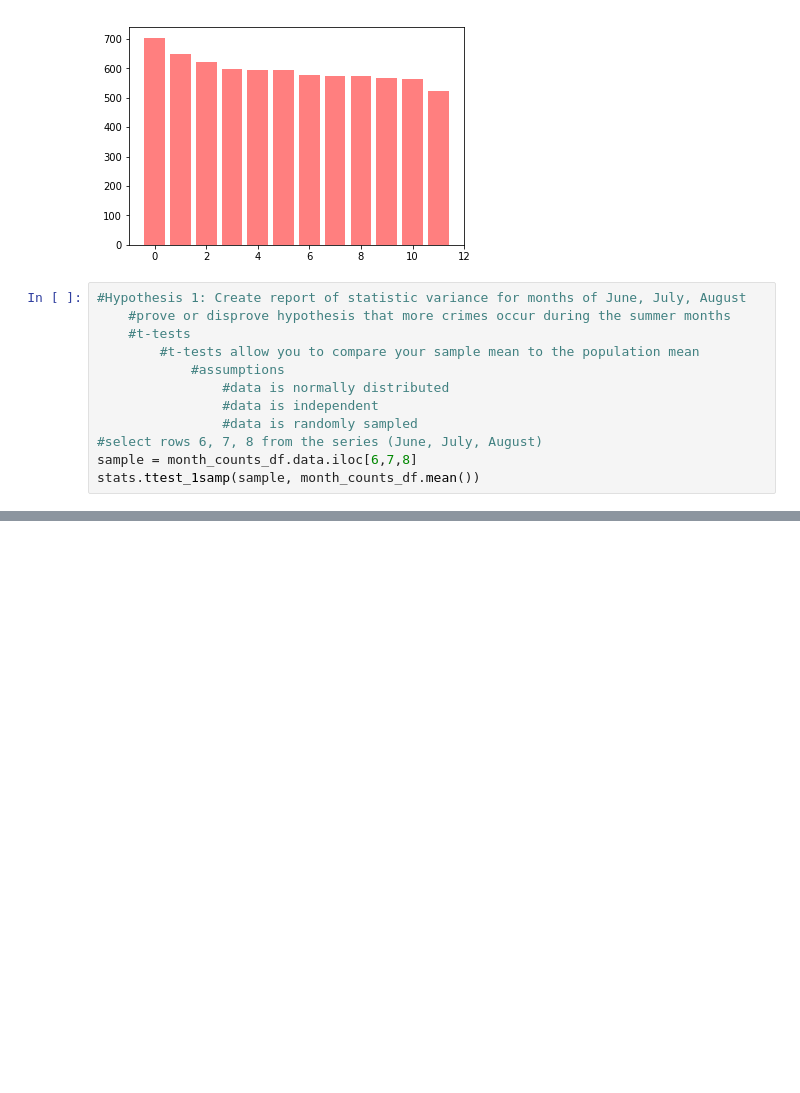
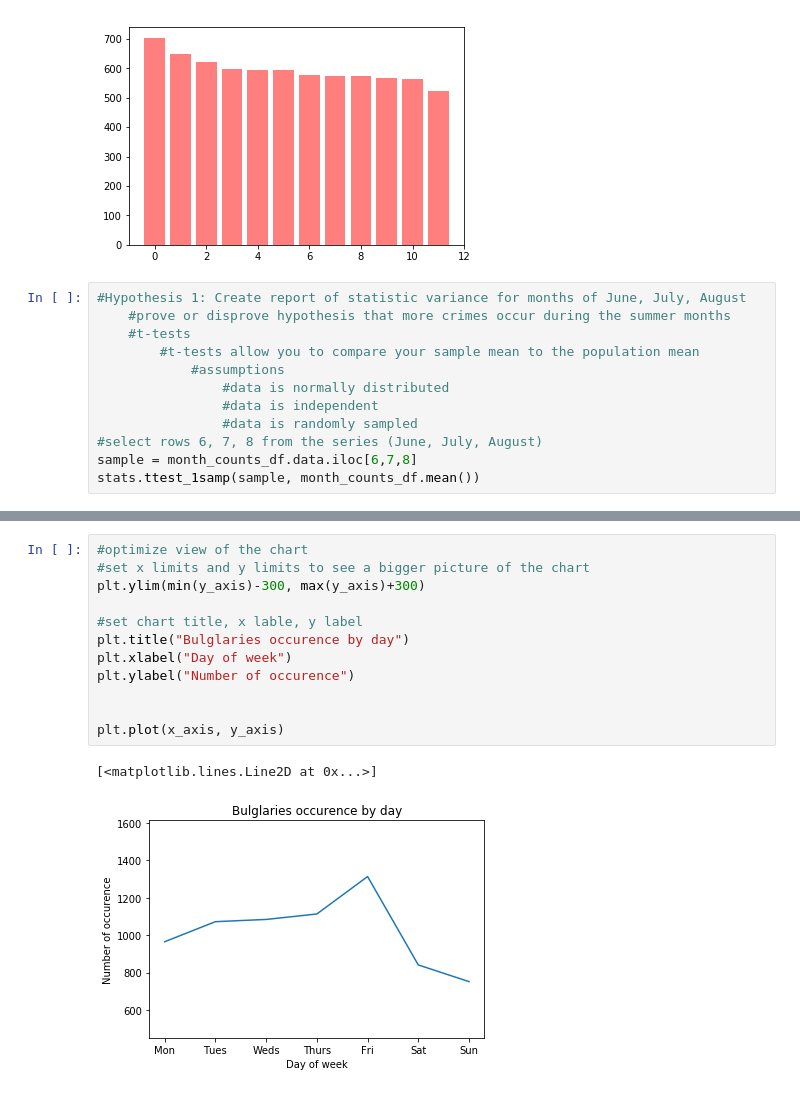
Before and after one commit to egome007/Project_1, a Jupyter notebook: code/data.lacity.org_api-pull.ipynb, the cells around one changed output, grey strips where cells are left out. Drawn from its saved outputs; the diff is of its cells as text; blank space fills up the shorter version.

```diff
--- a/code/data.lacity.org_api-pull.ipynb
+++ b/code/data.lacity.org_api-pull.ipynb
@@ -273,0 +394,15 @@ new_burglary_df.loc[(new_burglary_df["Date Occurred"] == 2010), ["Date Occurred"
+# %%
+#optimize view of the chart
+#set x limits and y limits to see a bigger picture of the chart
+plt.ylim(min(y_axis)-300, max(y_axis)+300)
+
+#set chart title, x lable, y label
+plt.title("Bulglaries occurence by day")
+plt.xlabel("Day of week")
+plt.ylabel("Number of occurence")
+
+
+plt.plot(x_axis, y_axis)
+# %% [output]
+[<matplotlib.lines.Line2D at 0x...>]
+[figure, added]
```
Also changed, not shown: parts of 12 cells of this notebook.
